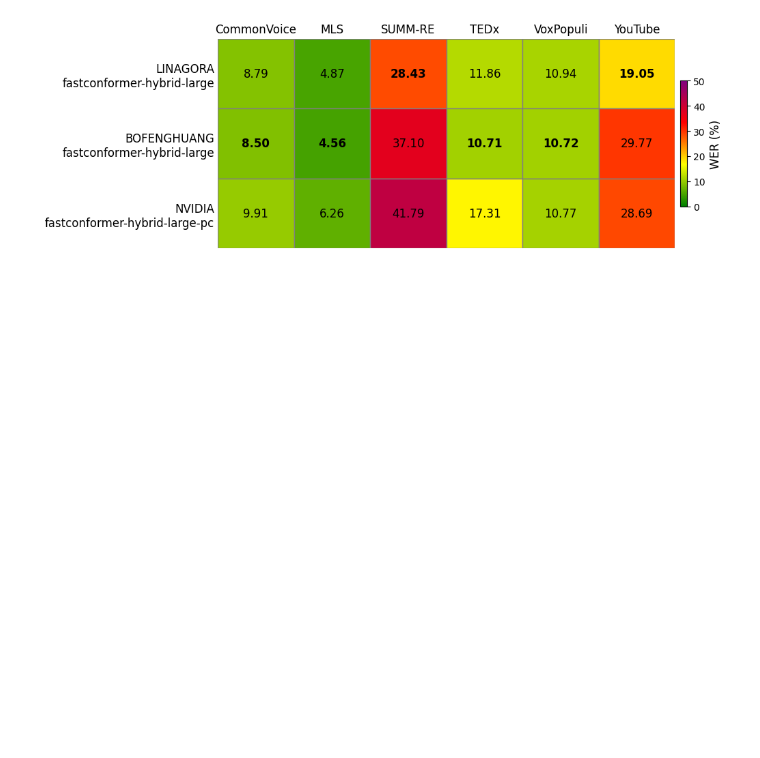
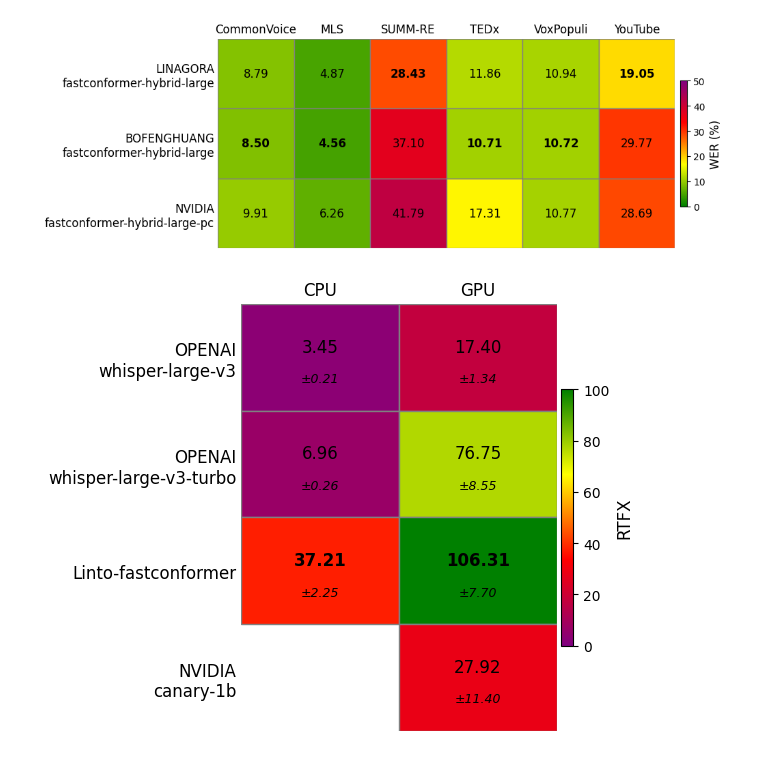
Before and after one commit to linagora-labs/asr_benchmark, a Jupyter notebook: bench_fr/generate_plots.ipynb, the cells around one changed output. Cells and saved outputs as stored; diff of their text form; code cells hidden in the pictures; blank space fills up the shorter version.

Commit message:
add rtf plot table

```diff
--- a/bench_fr/generate_plots.ipynb
+++ b/bench_fr/generate_plots.ipynb
@@ -74,2 +74,10 @@ plot_wer_table(wer_pivot, os.path.join(OUTPUT_FOLDER, "wer_table.png"))
 # %% [output]
 [figure]
+# %%
+INPUT_FOLDER = "local_bench_fr_rtf"
+OUTPUT_FOLDER = "local_plots_rtf"
+
+os.makedirs(OUTPUT_FOLDER, exist_ok=True)
+df = pd.DataFrame(load_data(INPUT_FOLDER))
+df.loc[df['device'] == 'cpu', 'device'] = 'CPU'
+df.loc[df['device'] == 'cuda', 'device'] = 'GPU'
@@ -75,0 +94,34 @@ plot_wer_table(wer_pivot, os.path.join(OUTPUT_FOLDER, "wer_table.png"))
+# %%
+df['rtf'] = df.apply(
+    lambda row: [1/(p / a) if a != 0 else float('inf')
+                 for p, a in zip(row['process_duration'], row['audio_duration'])],
+    axis=1
+)
+
+df['rtf_mean'] = df['rtf'].apply(lambda rtf_list: sum(rtf_list) / len(rtf_list))
+df['rtf_std'] = df['rtf'].apply(lambda rtf_list: pd.Series(rtf_list).std())
+
+# rtf_mean = df.pivot_table(index='device', columns='model', values='rtf_mean', aggfunc='mean')
+# rtf_std = df.pivot_table(index='device', columns='model', values='rtf_std', aggfunc='mean')
+rtf_mean = df.pivot_table(index='model', columns='device', values='rtf_mean', aggfunc='mean')
+rtf_std = df.pivot_table(index='model', columns='device', values='rtf_std', aggfunc='mean')
+
+# Rename models
+rtf_mean.index = [prepare_model_name(name) for name in rtf_mean.index]
+rtf_std.index = [prepare_model_name(name) for name in rtf_std.index]
+
+# Reorder if needed
+rtf_mean = reorder_wer_pivot(rtf_mean)
+rtf_std = rtf_std.loc[rtf_mean.index, rtf_mean.columns]
+
+# Plot
+plot_wer_table(
+    wer_means=rtf_mean,
+    wer_stds=rtf_std,
+    output_filename=os.path.join(OUTPUT_FOLDER, "rtf_table.png"),
+    y_label="RTFX",
+    best="highest",
+    color_lims=(0,100)
+)
+# %% [output]
+[figure, added]
```
Also changed, not shown: parts of 2 cells of this notebook, 2 other files.
